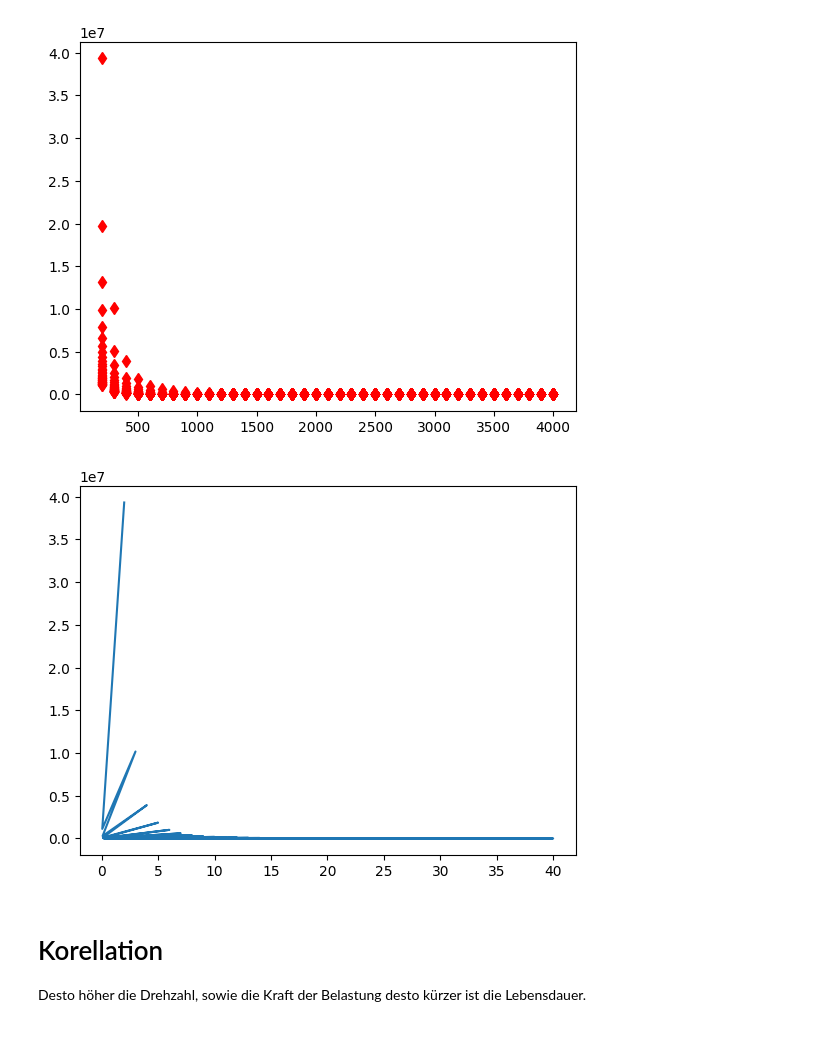
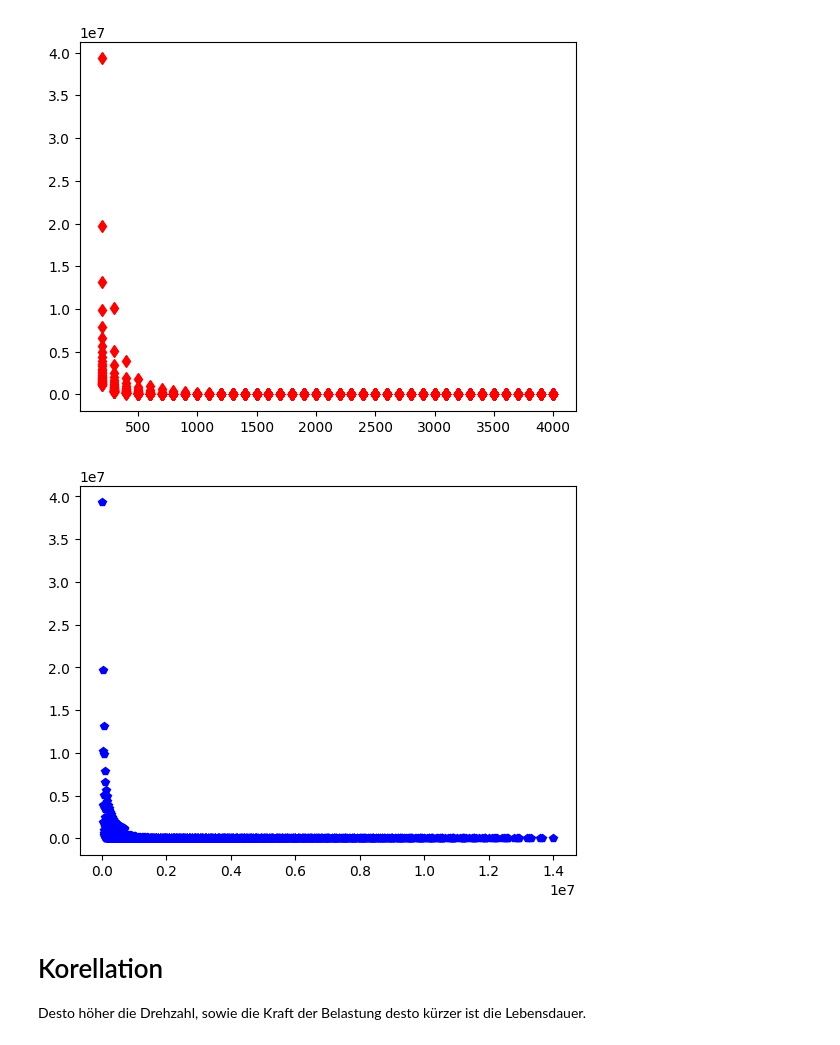
Before and after one commit to philippabele/deep-groove-with-tensorflow, a Jupyter notebook: firstTF.ipynb, the cells around one changed output. Cells and saved outputs as stored; diff of their text form; code cells hidden in the pictures.

```diff
--- a/firstTF.ipynb
+++ b/firstTF.ipynb
@@ -1,24 +1,25 @@
 # %%
 import tensorflow as tf
 import pandas as pd
 import numpy as np
 from keras import layers
 import matplotlib.pyplot as plt
 from keras.layers import Dense, Flatten, Conv2D, Normalization
 from keras import Model
+from sklearn.model_selection import train_test_split
 
 np.set_printoptions(precision=3, suppress=True)
 test_train= pd.read_csv("./data/first.csv" , names=["Fr","n","LifeTime"], skiprows=1)
 plt.plot(test_train["n"], test_train["LifeTime"], "rd")
 plt.show()
 plt.plot(test_train["Fr"], test_train["LifeTime"], "rd")
 plt.show()
-plt.plot(test_train["Fr"]/test_train["n"], test_train["LifeTime"])
+plt.plot(test_train["n"]*test_train["Fr"], test_train["LifeTime"], "bp")
 plt.show()
 # %% [output]
 [figure]
 [figure]
-[figure, old version]
+[figure, new version]
 # %% [markdown]
 # Korellation
 
```
Also changed, not shown: parts of 17 cells of this notebook, 1 other file.
